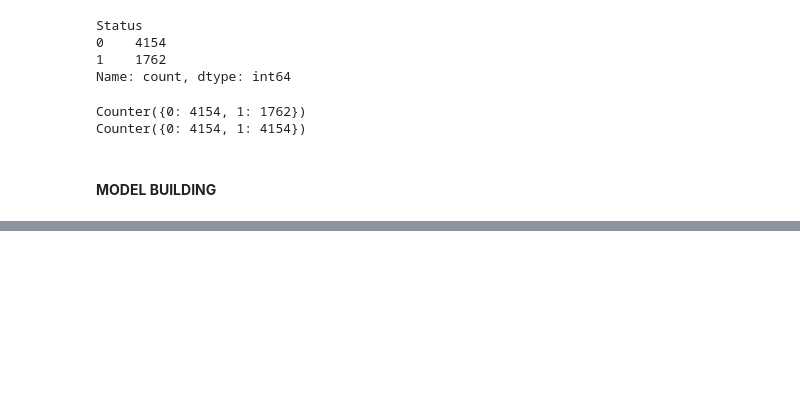
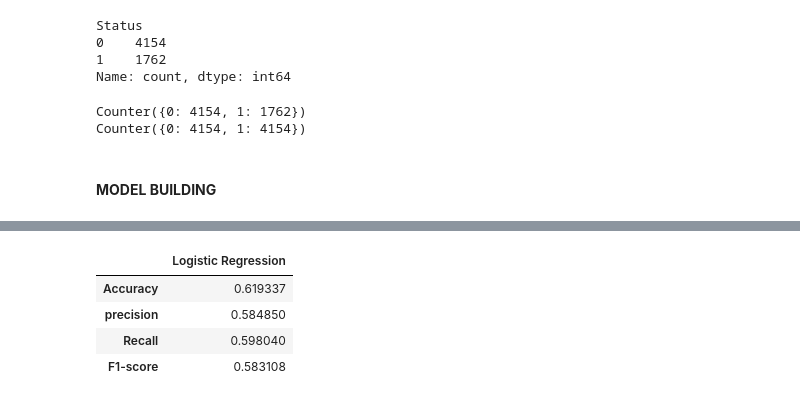
Before and after one commit to shanusaras/Lead_quality_categorization_for_enhanced_sales, a Jupyter notebook: sales effectiveness.ipynb, the cells around one changed output, grey strips where cells are left out. Drawn from its saved outputs; the diff is of its cells as text; code cells hidden in the pictures; blank space fills up the shorter version.

```diff
--- a/sales effectiveness.ipynb
+++ b/sales effectiveness.ipynb
@@ -1045,0 +1059,4 @@ Counter({0: 4154, 1: 4154})
+# %%
+# prediction
+y_pred_lg= log_reg.predict(X_test_scaled)
+y_pred_lg
@@ -1045,0 +1135,24 @@ Counter({0: 4154, 1: 4154})
+# %%
+# Performance metrics
+
+'''Defining a function to calculate all the required performance metrics
+for the given model'''
+def metrics_calculator(y_test, y_pred, model_name):
+
+
+  result= pd.DataFrame(data= [accuracy_score(y_test, y_pred),
+                              precision_score(y_test, y_pred, average= 'macro'),
+                              recall_score(y_test, y_pred, average= 'macro'),
+                              f1_score(y_test, y_pred, average= 'macro')],
+                       index=['Accuracy','precision','Recall', 'F1-score'],
+                       columns= [model_name])
+  return result
+# %%
+log_reg_result= metrics_calculator(y_test, y_pred_lg, 'Logistic Regression')
+log_reg_result
+# %% [output]
+|  | Logistic Regression |
+| Accuracy | 0.619337 |
+| precision | 0.584850 |
+| Recall | 0.598040 |
+| F1-score | 0.583108 |
```
Also changed, not shown: parts of 48 cells of this notebook.
